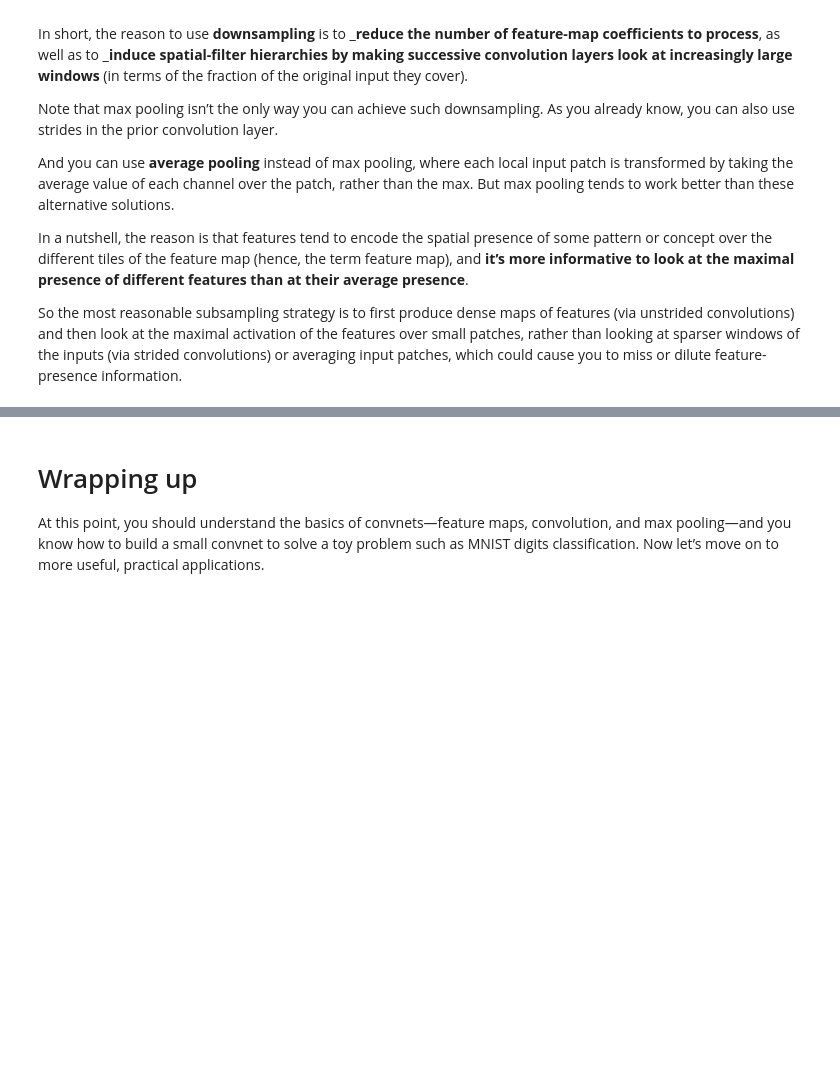
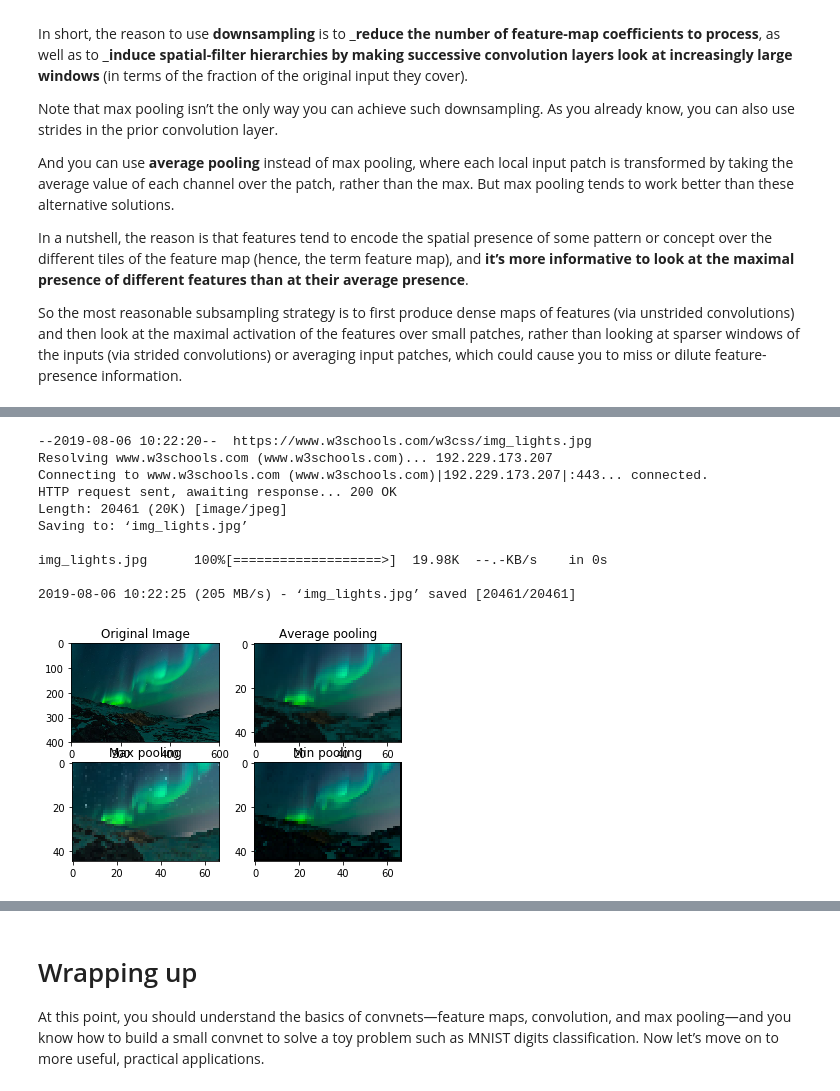
Before and after one commit to ahmadelsallab/practical_dl, a Jupyter notebook: Keras/notebooks/5.1-introduction-to-convnets.ipynb, the cells around one changed output, grey strips where cells are left out. Drawn from its saved outputs; the diff is of its cells as text; code cells hidden in the pictures; blank space fills up the shorter version.

```diff
--- a/Keras/notebooks/5.1-introduction-to-convnets.ipynb
+++ b/Keras/notebooks/5.1-introduction-to-convnets.ipynb
@@ -407,0 +422,42 @@ the inputs (via strided convolutions) or averaging input patches, which could ca
+# %%
+
+from skimage.measure import block_reduce
+import numpy as np
+import matplotlib.pyplot as plt
+from matplotlib.image import imread
+!wget https://www.w3schools.com/w3css/img_lights.jpg
+img = imread('img_lights.jpg')
+mean_pool=block_reduce(img, block_size=(9,9,1), func=np.mean)
+max_pool=block_reduce(img, block_size=(9,9,1), func=np.max)
+min_pool=block_reduce(img, block_size=(9,9,1), func=np.min)
+
+plt.figure(1)
+plt.subplot(221)
+imgplot = plt.imshow(img.astype(np.uint8))
+plt.title('Original Image')
+
+plt.subplot(222)
+imgplot3 = plt.imshow(mean_pool.astype(np.uint8))
+plt.title('Average pooling')
+
+plt.subplot(223)
+imgplot1 = plt.imshow(max_pool.astype(np.uint8))
+plt.title('Max pooling')
+
+plt.subplot(224)
+imgplot1 = plt.imshow(min_pool.astype(np.uint8))
+plt.title('Min pooling')
+
+plt.show()
+# %% [output]
+--2019-08-06 10:22:20--  https://www.w3schools.com/w3css/img_lights.jpg
+Resolving www.w3schools.com (www.w3schools.com)... 192.229.173.207
+Connecting to www.w3schools.com (www.w3schools.com)|192.229.173.207|:443... connected.
+HTTP request sent, awaiting response... 200 OK
+Length: 20461 (20K) [image/jpeg]
+Saving to: ‘img_lights.jpg’
+
+img_lights.jpg      100%[===================>]  19.98K  --.-KB/s    in 0s
+
+2019-08-06 10:22:25 (205 MB/s) - ‘img_lights.jpg’ saved [20461/20461]
+[figure, added]
```
Also changed, not shown: parts of 7 cells of this notebook, 11 other files.
